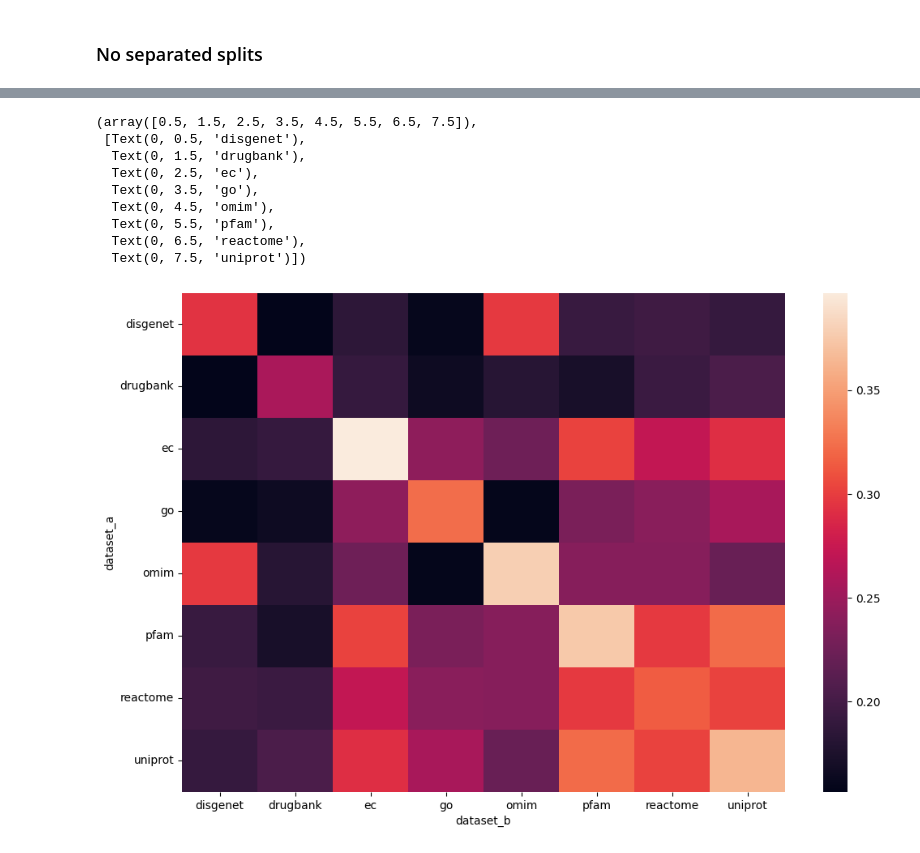
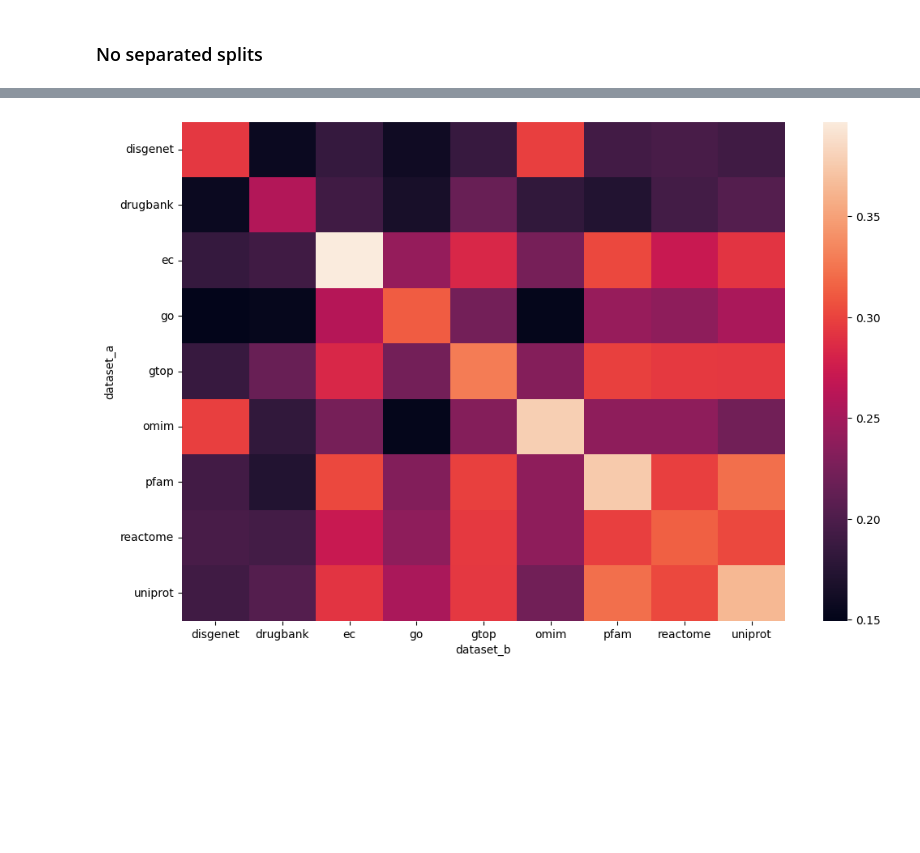
Before and after one commit to mims-harvard/ProCyon, a Jupyter notebook: experimental_analysis/phenotype_embeddings.ipynb, the cells around one changed output, grey strips where cells are left out. Cells and saved outputs as stored; diff of their text form; code cells hidden in the pictures; blank space fills up the shorter version.

```diff
--- a/experimental_analysis/phenotype_embeddings.ipynb
+++ b/experimental_analysis/phenotype_embeddings.ipynb
@@ -710,10 +719,10 @@ reprocess = False
 
 if reprocess:
     all_summaries = []
-    for i, dataset_a in enumerate(want_datasets):
-        for j, dataset_b in enumerate(want_datasets[i:]):
+    for i, (aaseq_a, dataset_a) in enumerate(all_datasets):
+        for j, (aaseq_b, dataset_b) in enumerate(all_datasets[i:]):
             rels_a = (
-                load_rels(dataset_a)
+                load_rels(aaseq_a, dataset_a)
                 # Don't really care about val
                 .loc[lambda x: ~x.split.str.contains("_val_")]
                 .assign(
@@ -721,7 +730,7 @@ if reprocess:
                 )
             )
             rels_b = (
-                load_rels(dataset_b)
+                load_rels(aaseq_b, dataset_b)
                 # Don't really care about val
                 .loc[lambda x: ~x.split.str.contains("_val_")]
                 .assign(
@@ -841,10 +850,10 @@ dataset_sims_path =  data_dir / "dataset_sim_summaries.no_splits.tsv.gz"
 
 if reprocess:
     all_summaries = []
-    for i, dataset_a in enumerate(want_datasets):
-        for j, dataset_b in enumerate(want_datasets[i:]):
+    for i, (aaseq_a, dataset_a) in enumerate(all_datasets):
+        for j, (aaseq_b, dataset_b) in enumerate(all_datasets[i:]):
             rels_a = (
-                load_rels(dataset_a)
+                load_rels(aaseq_a, dataset_a)
                 # Don't really care about val
                 .loc[lambda x: ~x.split.str.contains("_val_")]
                 .assign(
@@ -852,7 +861,7 @@ if reprocess:
                 )
             )
             rels_b = (
-                load_rels(dataset_b)
+                load_rels(aaseq_b, dataset_b)
                 # Don't really care about val
                 .loc[lambda x: ~x.split.str.contains("_val_")]
                 .assign(
@@ -934,18 +943,9 @@ heatmap_df.head()
 # %%
 plt.figure(figsize=(12, 8))
 ax = sns.heatmap(heatmap_df, xticklabels=True, yticklabels=True)
-plt.yticks(rotation=0)
+_ = plt.yticks(rotation=0)
 # %% [output]
-(array([0.5, 1.5, 2.5, 3.5, 4.5, 5.5, 6.5, 7.5]),
- [Text(0, 0.5, 'disgenet'),
-  Text(0, 1.5, 'drugbank'),
-  Text(0, 2.5, 'ec'),
-  Text(0, 3.5, 'go'),
-  Text(0, 4.5, 'omim'),
-  Text(0, 5.5, 'pfam'),
-  Text(0, 6.5, 'reactome'),
-  Text(0, 7.5, 'uniprot')])
-[figure, old version]
+[figure, new version]
 # %%
 plt.figure(figsize=(12, 8))
 ax = sns.clustermap(heatmap_df, xticklabels=True, yticklabels=True)
```
Also changed, not shown: parts of 26 cells of this notebook.
